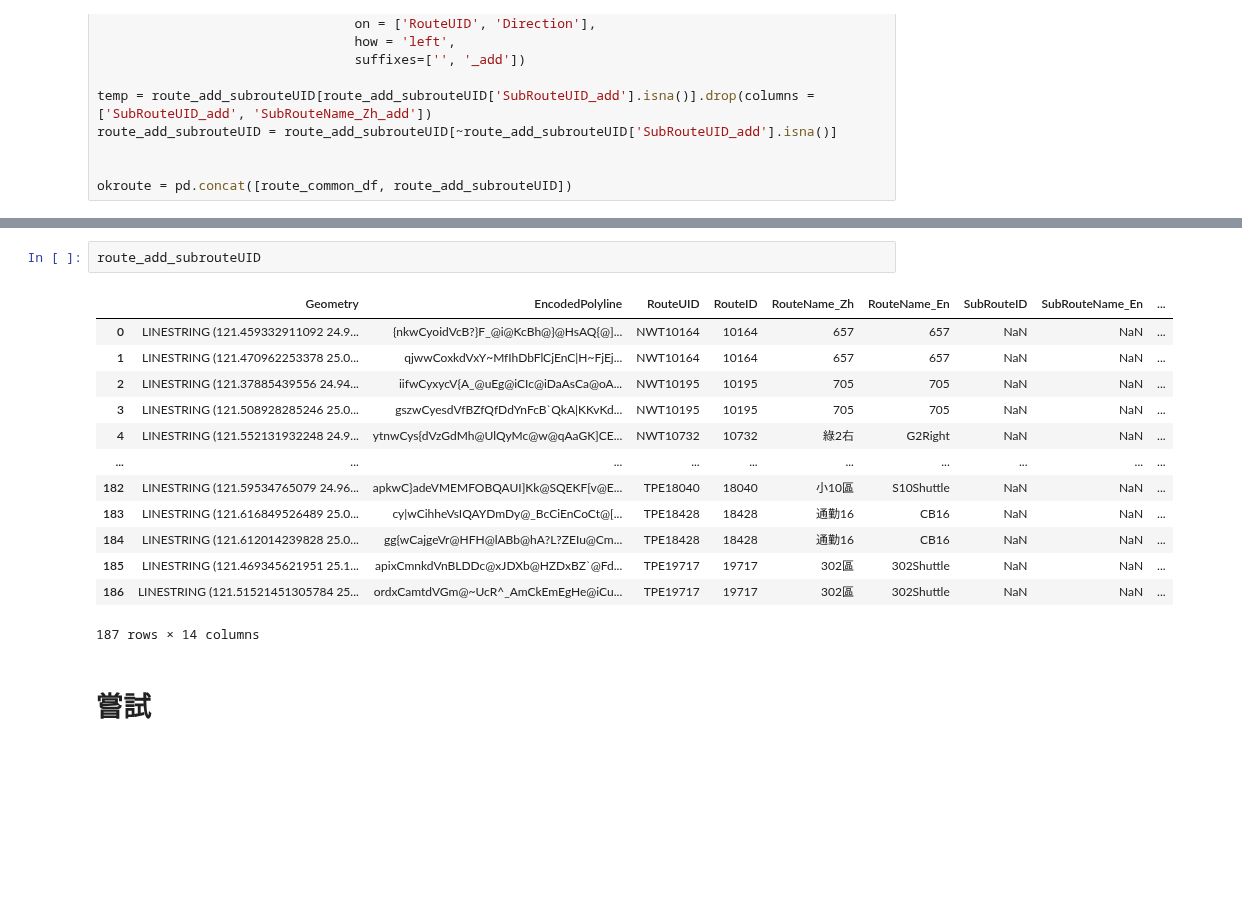
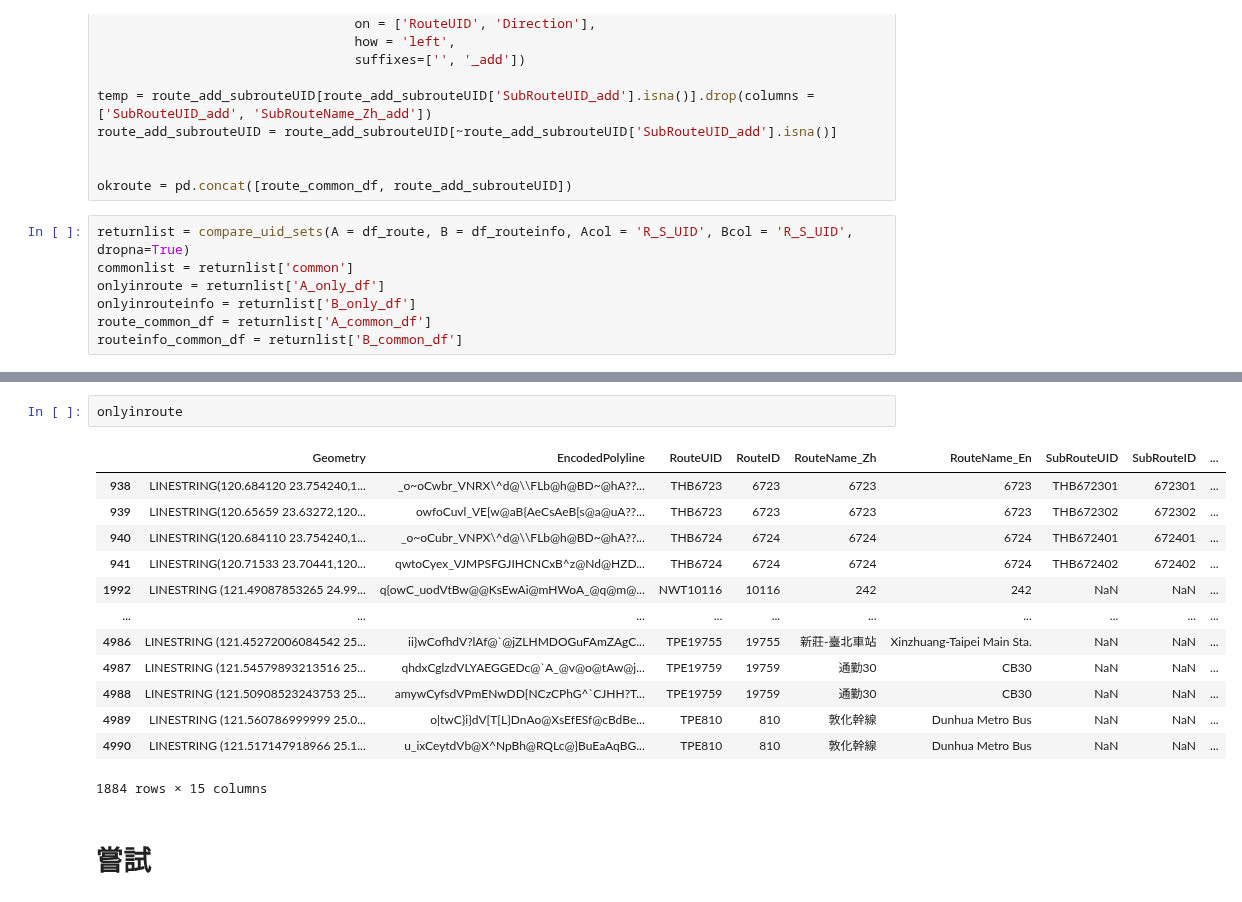
Before and after one commit to KaiChiehKJ/THI-6800-BusTicket, a Jupyter notebook: 02_公車路線shp拆分.ipynb, the cells around one changed output, grey strips where cells are left out. Cells and saved outputs as stored; diff of their text form; blank space fills up the shorter version.

```diff
--- a/02_公車路線shp拆分.ipynb
+++ b/02_公車路線shp拆分.ipynb
@@ -568,3 +672,9 @@ route_add_subrouteUID = route_add_subrouteUID[~route_add_subrouteUID['SubRouteUI
 
 okroute = pd.concat([route_common_df, route_add_subrouteUID])
 # %%
+returnlist = compare_uid_sets(A = df_route, B = df_routeinfo, Acol = 'R_S_UID', Bcol = 'R_S_UID', dropna=True)
+commonlist = returnlist['common']
+onlyinroute = returnlist['A_only_df']
+onlyinrouteinfo = returnlist['B_only_df']
+route_common_df = returnlist['A_common_df']
+routeinfo_common_df = returnlist['B_common_df']
@@ -589,19 +681,19 @@ okroute = pd.concat([route_common_df, route_add_subrouteUID])
 # %%
-route_add_subrouteUID
+onlyinroute
 # %% [output]
-|  | Geometry | EncodedPolyline | RouteUID | RouteID | RouteName_Zh | RouteName_En | SubRouteID | SubRouteName_En | ... |
-| 0 | LINESTRING (121.459332911092 24.9... | {nkwCyoidVcB?}F_@i@KcBh@}@HsAQ{@]... | NWT10164 | 10164 | 657 | 657 | NaN | NaN | ... |
-| 1 | LINESTRING (121.470962253378 25.0... | qjwwCoxkdVxY~MfIhDbFlCjEnC|H~FjEj... | NWT10164 | 10164 | 657 | 657 | NaN | NaN | ... |
-| 2 | LINESTRING (121.37885439556 24.94... | iifwCyxycV{A_@uEg@iCIc@iDaAsCa@oA... | NWT10195 | 10195 | 705 | 705 | NaN | NaN | ... |
-| 3 | LINESTRING (121.508928285246 25.0... | gszwCyesdVfBZfQfDdYnFcB`QkA|KKvKd... | NWT10195 | 10195 | 705 | 705 | NaN | NaN | ... |
-| 4 | LINESTRING (121.552131932248 24.9... | ytnwCys{dVzGdMh@UlQyMc@w@qAaGK]CE... | NWT10732 | 10732 | 綠2右 | G2Right | NaN | NaN | ... |
+|  | Geometry | EncodedPolyline | RouteUID | RouteID | RouteName_Zh | RouteName_En | SubRouteUID | SubRouteID | ... |
+| 938 | LINESTRING(120.684120 23.754240,1... | _o~oCwbr_VNRX\^d@\\FLb@h@BD~@hA??... | THB6723 | 6723 | 6723 | 6723 | THB672301 | 672301 | ... |
+| 939 | LINESTRING(120.65659 23.63272,120... | owfoCuvl_VE[w@aB{AeCsAeB[s@a@uA??... | THB6723 | 6723 | 6723 | 6723 | THB672302 | 672302 | ... |
+| 940 | LINESTRING(120.684110 23.754240,1... | _o~oCubr_VNPX\^d@\\FLb@h@BD~@hA??... | THB6724 | 6724 | 6724 | 6724 | THB672401 | 672401 | ... |
+| 941 | LINESTRING(120.71533 23.70441,120... | qwtoCyex_VJMPSFGJIHCNCxB^z@Nd@HZD... | THB6724 | 6724 | 6724 | 6724 | THB672402 | 672402 | ... |
+| 1992 | LINESTRING (121.49087853265 24.99... | q{owC_uodVtBw@@KsEwAi@mHWoA_@q@m@... | NWT10116 | 10116 | 242 | 242 | NaN | NaN | ... |
 | ... | ... | ... | ... | ... | ... | ... | ... | ... | ... |
-| 182 | LINESTRING (121.59534765079 24.96... | apkwC}adeVMEMFOBQAUI]Kk@SQEKF[v@E... | TPE18040 | 18040 | 小10區 | S10Shuttle | NaN | NaN | ... |
-| 183 | LINESTRING (121.616849526489 25.0... | cy|wCihheVsIQAYDmDy@_BcCiEnCoCt@[... | TPE18428 | 18428 | 通勤16 | CB16 | NaN | NaN | ... |
-| 184 | LINESTRING (121.612014239828 25.0... | gg{wCajgeVr@HFH@lABb@hA?L?ZEIu@Cm... | TPE18428 | 18428 | 通勤16 | CB16 | NaN | NaN | ... |
-| 185 | LINESTRING (121.469345621951 25.1... | apixCmnkdVnBLDDc@xJDXb@HZDxBZ`@Fd... | TPE19717 | 19717 | 302區 | 302Shuttle | NaN | NaN | ... |
-| 186 | LINESTRING (121.51521451305784 25... | ordxCamtdVGm@~UcR^_AmCkEmEgHe@iCu... | TPE19717 | 19717 | 302區 | 302Shuttle | NaN | NaN | ... |
+| 4986 | LINESTRING (121.45272006084542 25... | ii}wCofhdV?lAf@`@jZLHMDOGuFAmZAgC... | TPE19755 | 19755 | 新莊-臺北車站 | Xinzhuang-Taipei Main Sta. | NaN | NaN | ... |
+| 4987 | LINESTRING (121.54579893213516 25... | qhdxCglzdVLYAEGGEDc@`A_@v@o@tAw@j... | TPE19759 | 19759 | 通勤30 | CB30 | NaN | NaN | ... |
+| 4988 | LINESTRING (121.50908523243753 25... | amywCyfsdVPmENwDD[NCzCPhG^`CJHH?T... | TPE19759 | 19759 | 通勤30 | CB30 | NaN | NaN | ... |
+| 4989 | LINESTRING (121.560786999999 25.0... | o|twC}i}dV[T[L}DnAo@XsEfESf@cBdBe... | TPE810 | 810 | 敦化幹線 | Dunhua Metro Bus | NaN | NaN | ... |
+| 4990 | LINESTRING (121.517147918966 25.1... | u_ixCeytdVb@X^NpBh@RQLc@}BuEaAqBG... | TPE810 | 810 | 敦化幹線 | Dunhua Metro Bus | NaN | NaN | ... |
-187 rows × 14 columns
+1884 rows × 15 columns
 # %% [markdown]
 # 嘗試
 # %%
```
Also changed, not shown: parts of 13 cells of this notebook.
